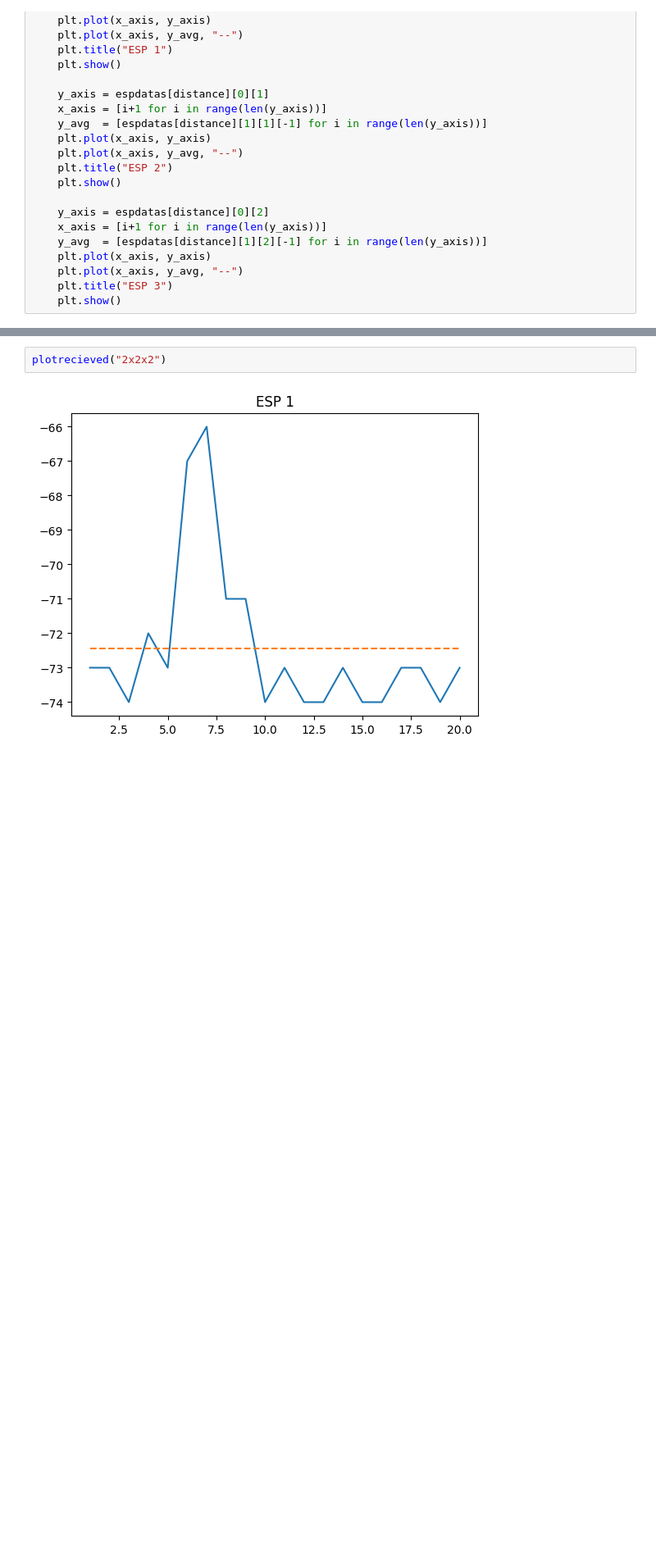
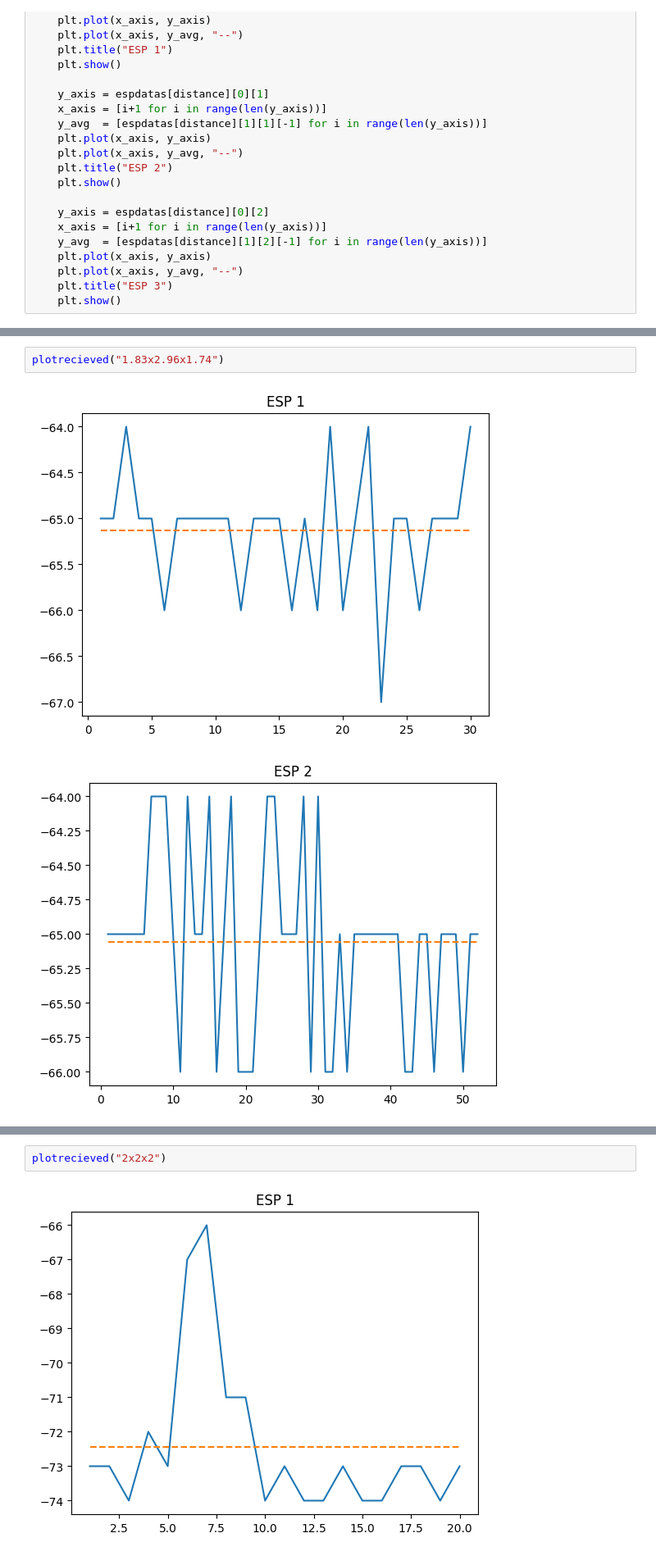
Before and after one commit to MinorOrg/MQTT-pi-subscriber, a Jupyter notebook: dataparse.ipynb, the cells around one changed output, grey strips where cells are left out. Shown at 82% size. Saved outputs shown, nothing was run; the diff lists cells and outputs as text; blank space fills up the shorter version.

```diff
--- a/dataparse.ipynb
+++ b/dataparse.ipynb
@@ -316,0 +329,5 @@ def plotrecieved(distance):
+# %%
+plotrecieved("1.83x2.96x1.74")
+# %% [output]
+[figure, added]
+[figure, added]
```
Also changed, not shown: parts of 10 cells of this notebook, 9 other files.
